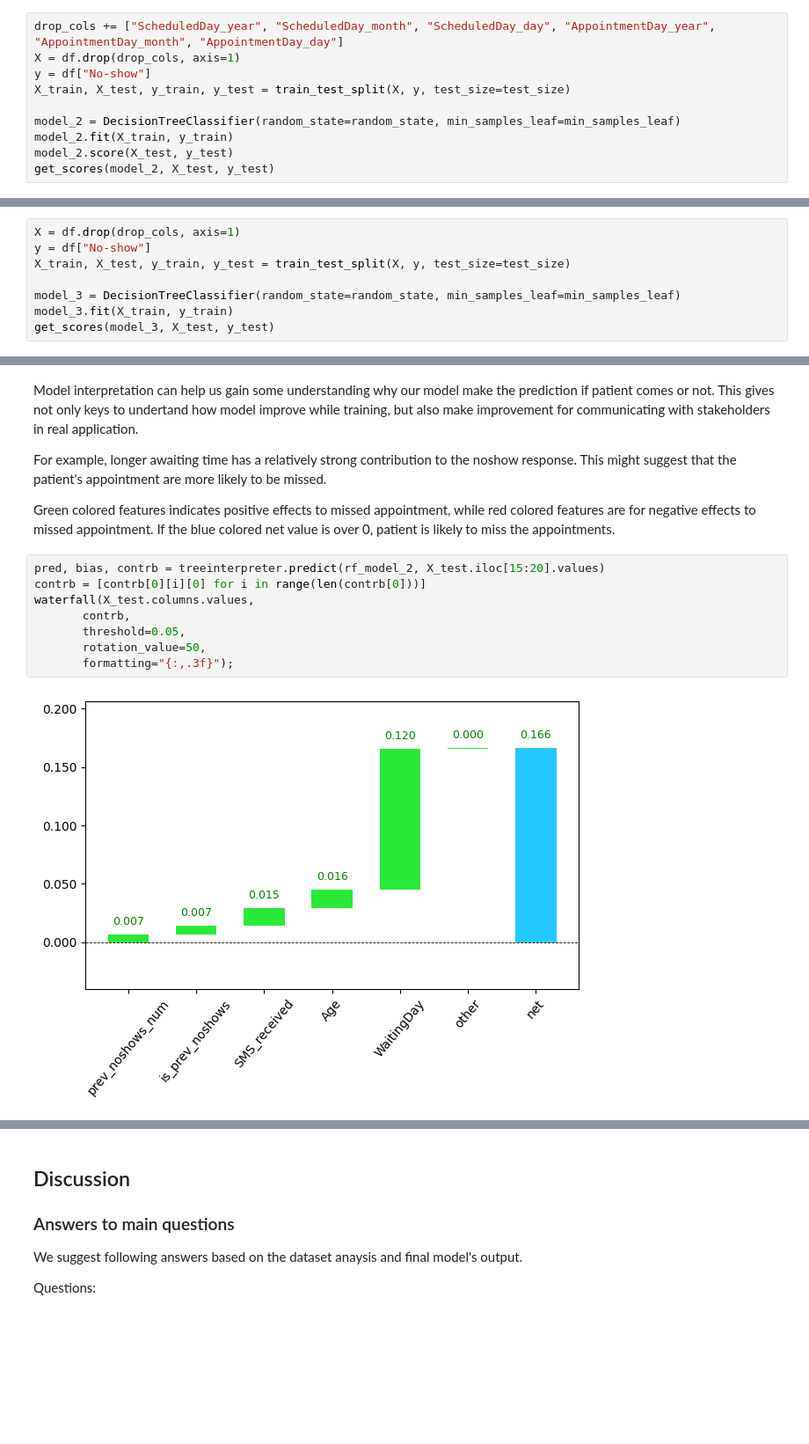
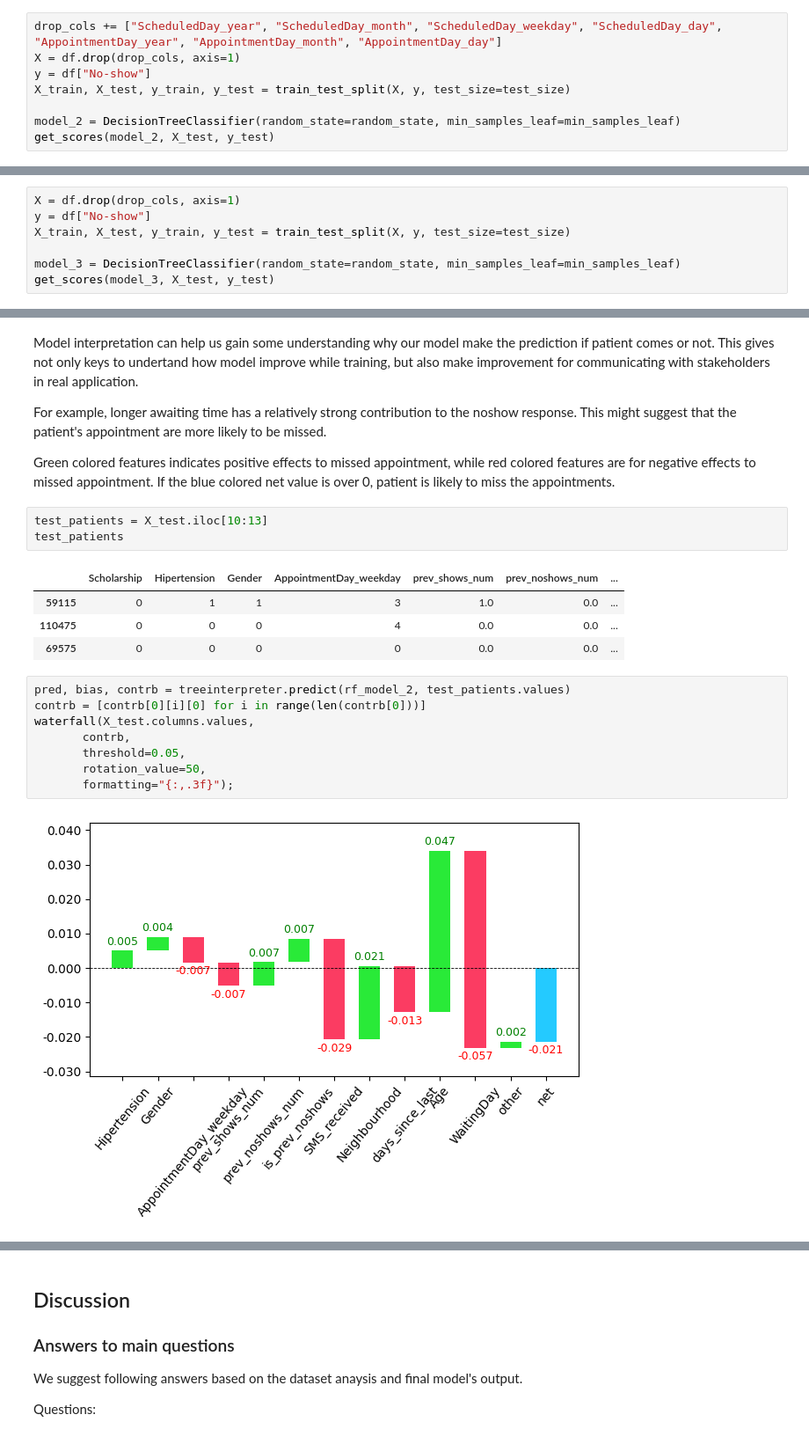
Before and after one commit to Akitsuyoshi/supervised_ml_app, a Jupyter notebook: noshow.ipynb, the cells around one changed output, grey strips where cells are left out. Shown at 88% size. Drawn from its saved outputs; the diff is of its cells as text; blank space fills up the shorter version.

Commit message:
Update model comparison

```diff
--- a/noshow.ipynb
+++ b/noshow.ipynb
@@ -293,13 +294,11 @@ MSE: 0.224
 # %% [markdown]
 ### Second iteration
 # %%
-drop_cols += ["ScheduledDay_year", "ScheduledDay_month", "ScheduledDay_day", "AppointmentDay_year", "AppointmentDay_month", "AppointmentDay_day"]
+drop_cols += ["ScheduledDay_year", "ScheduledDay_month", "ScheduledDay_weekday", "ScheduledDay_day", "AppointmentDay_year", "AppointmentDay_month", "AppointmentDay_day"]
 X = df.drop(drop_cols, axis=1)
 y = df["No-show"]
 X_train, X_test, y_train, y_test = train_test_split(X, y, test_size=test_size)
 
 model_2 = DecisionTreeClassifier(random_state=random_state, min_samples_leaf=min_samples_leaf)
-model_2.fit(X_train, y_train)
-model_2.score(X_test, y_test)
 get_scores(model_2, X_test, y_test)
 # %% [output]
@@ -334,6 +333,5 @@ y = df["No-show"]
 X_train, X_test, y_train, y_test = train_test_split(X, y, test_size=test_size)
 
 model_3 = DecisionTreeClassifier(random_state=random_state, min_samples_leaf=min_samples_leaf)
-model_3.fit(X_train, y_train)
 get_scores(model_3, X_test, y_test)
 # %% [output]
@@ -400,13 +429,21 @@ Model interpretation can help us gain some understanding why our model make the
 For example, longer awaiting time has a relatively strong contribution to the noshow response. This might suggest that the patient's appointment are more likely to be missed.
 
 Green colored features indicates positive effects to missed appointment, while red colored features are for negative effects to missed appointment. If the blue colored net value is over 0, patient is likely to miss the appointments.
+# %%
+test_patients = X_test.iloc[10:13]
+test_patients
+# %% [output]
+|  | Scholarship | Hipertension | Gender | AppointmentDay_weekday | prev_shows_num | prev_noshows_num | ... |
+| 59115 | 0 | 1 | 1 | 3 | 1.0 | 0.0 | ... |
+| 110475 | 0 | 0 | 0 | 4 | 0.0 | 0.0 | ... |
+| 69575 | 0 | 0 | 0 | 0 | 0.0 | 0.0 | ... |
 # %%
-pred, bias, contrb = treeinterpreter.predict(rf_model_2, X_test.iloc[15:20].values)
+pred, bias, contrb = treeinterpreter.predict(rf_model_2, test_patients.values)
 contrb = [contrb[0][i][0] for i in range(len(contrb[0]))]
 waterfall(X_test.columns.values,
        contrb,
        threshold=0.05,
        rotation_value=50,
        formatting="{:,.3f}");
 # %% [output]
-[figure, old version]
+[figure, new version]
```
Also changed, not shown: parts of 16 cells of this notebook, 1 other file.
